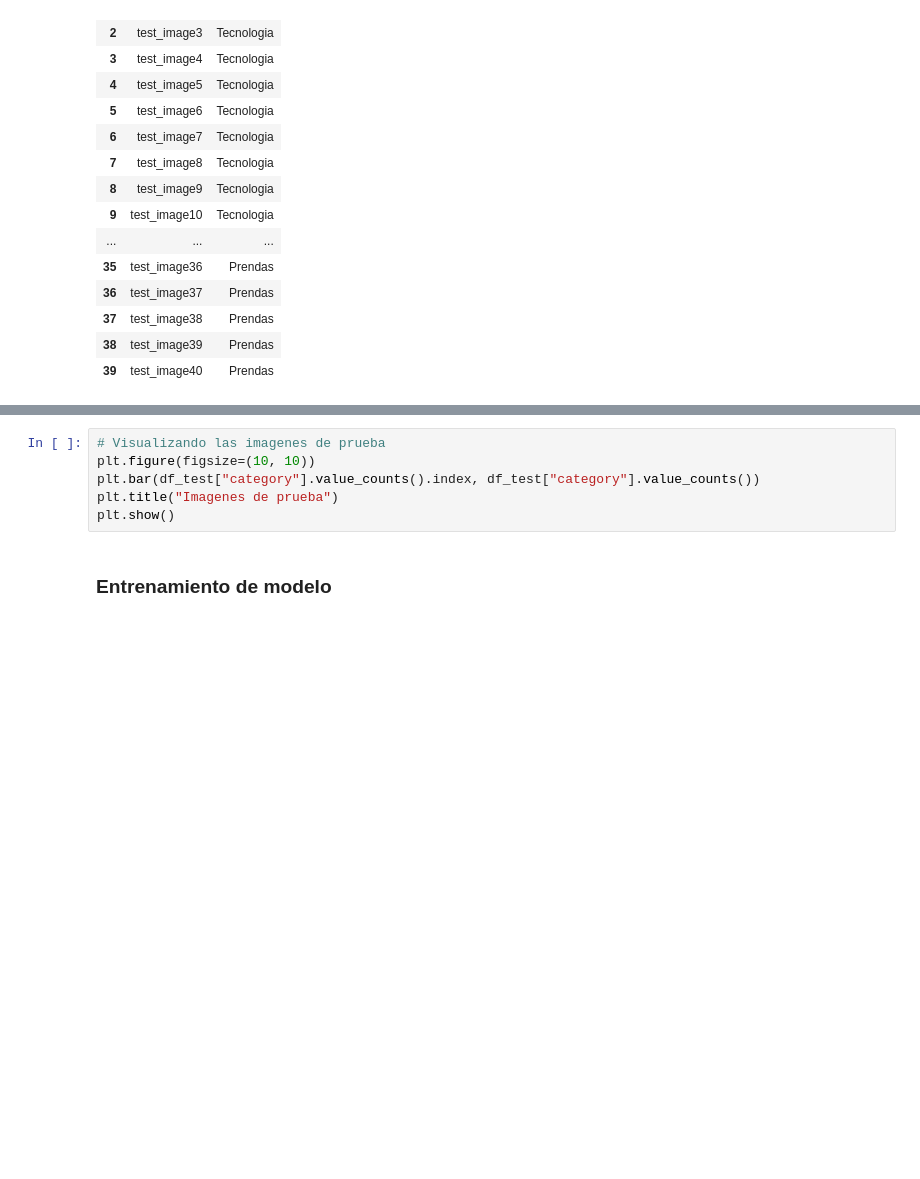
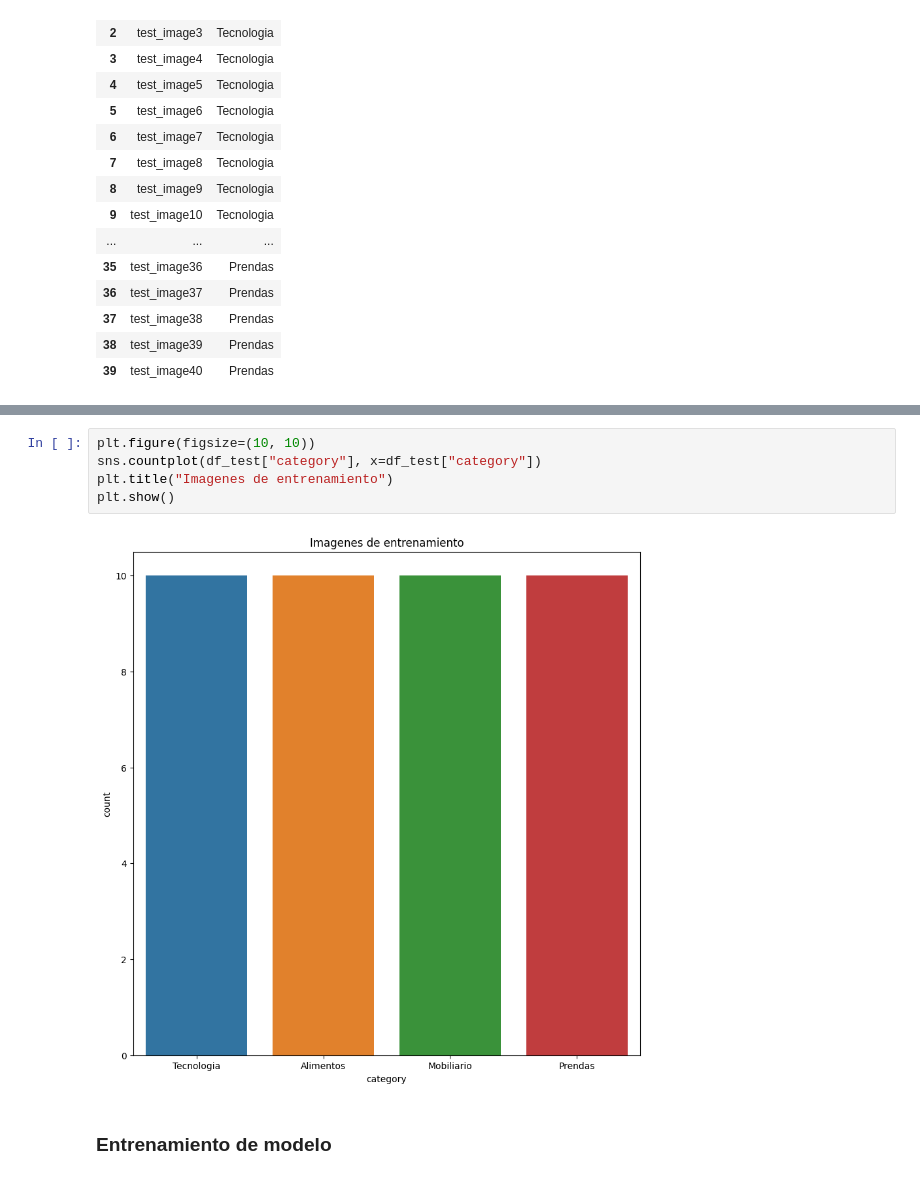
Before and after one commit to andresdlRoca/retail_products_classification, a Jupyter notebook: classification.ipynb, the cells around one changed output, grey strips where cells are left out. Cells and saved outputs as stored; diff of their text form; blank space fills up the shorter version.

```diff
--- a/classification.ipynb
+++ b/classification.ipynb
@@ -200,9 +200,10 @@ plt.show()
 # %%
-# Visualizando las imagenes de prueba
 plt.figure(figsize=(10, 10))
-plt.bar(df_test["category"].value_counts().index, df_test["category"].value_counts())
-plt.title("Imagenes de prueba")
+sns.countplot(df_test["category"], x=df_test["category"])
+plt.title("Imagenes de entrenamiento")
 plt.show()
+# %% [output]
+[figure, added]
 # %% [markdown]
 ### Entrenamiento de modelo
 # %%
```
Also changed, not shown: parts of 4 cells of this notebook.
